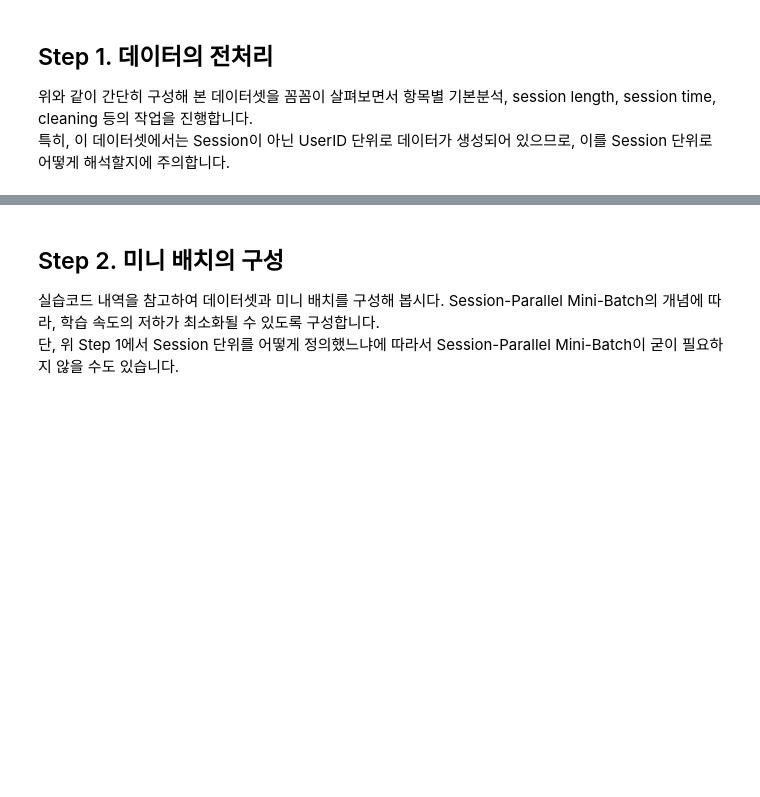
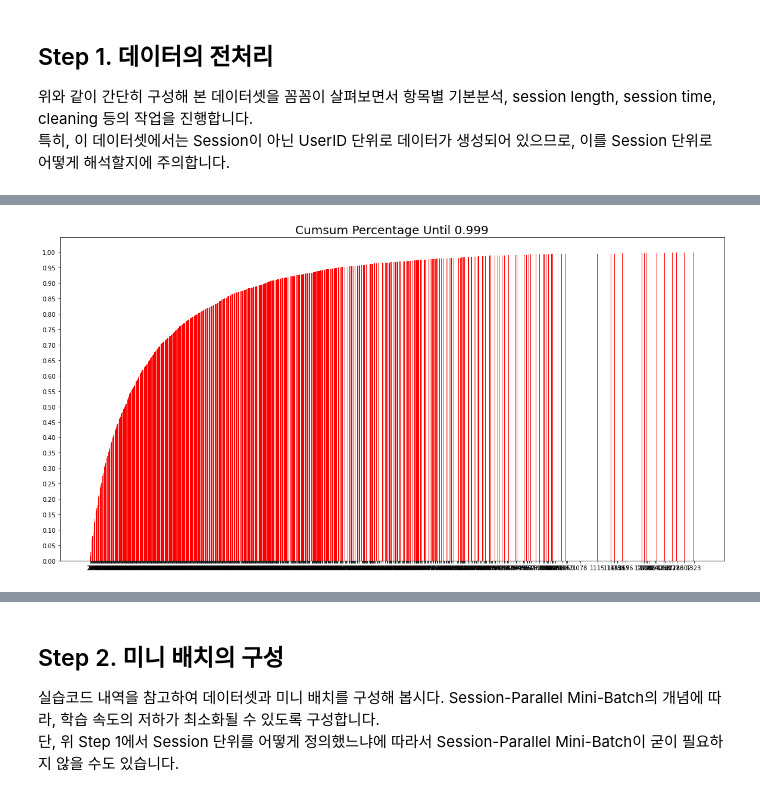
Before and after one commit to mochafreddo/aiffel, a Jupyter notebook: [E-17]Movielens Movie SBR.ipynb, the cells around one changed output, grey strips where cells are left out. Cells and saved outputs as stored; diff of their text form; code cells hidden in the pictures; blank space fills up the shorter version.

```diff
--- a/[E-17]Movielens Movie SBR.ipynb
+++ b/[E-17]Movielens Movie SBR.ipynb
@@ -20,10 +34,13 @@ $ cd ~/aiffel/yoochoose-data && unzip ml-1m.zip
 data_path = Path(os.getenv('HOME')+'/aiffel/yoochoose-data/ml-1m')
 train_path = data_path / 'ratings.dat'
 
+
 def load_data(data_path: Path, nrows=None):
-    data = pd.read_csv(data_path, sep='::', header=None, usecols=[0, 1, 2, 3], dtype={0: np.int32, 1: np.int32, 2: np.int32}, nrows=nrows)
+    data = pd.read_csv(data_path, sep='::', header=None, usecols=[0, 1, 2, 3], dtype={
+                       0: np.int32, 1: np.int32, 2: np.int32}, nrows=nrows)
     data.columns = ['UserId', 'ItemId', 'Rating', 'Time']
     return data
+
 
 data = load_data(train_path, None)
 data.sort_values(['UserId', 'Time'], inplace=True)  # data를 id와 시간 순서로 정렬해줍니다.
@@ -41,0 +83,3 @@ data
+# %%
+user_length = data.groupby('UserId').size()
+user_length
@@ -41,0 +139,5 @@ data
+# %%
+length_count = user_length.groupby(user_length).size()
+length_percent_cumsum = length_count.cumsum() / length_count.sum()
+length_percent_cumsum_999 = length_percent_cumsum[length_percent_cumsum < 0.999]
+length_percent_cumsum_999
@@ -41,0 +157,10 @@ data
+# %%
+plt.figure(figsize=(20, 10))
+plt.bar(x=length_percent_cumsum_999.index,
+        height=length_percent_cumsum_999, color='red')
+plt.xticks(length_percent_cumsum_999.index)
+plt.yticks(np.arange(0, 1.01, 0.05))
+plt.title('Cumsum Percentage Until 0.999', size=20)
+plt.show()
+# %% [output]
+[figure, added]
```
Also changed, not shown: parts of 52 cells of this notebook, 2 other files.
